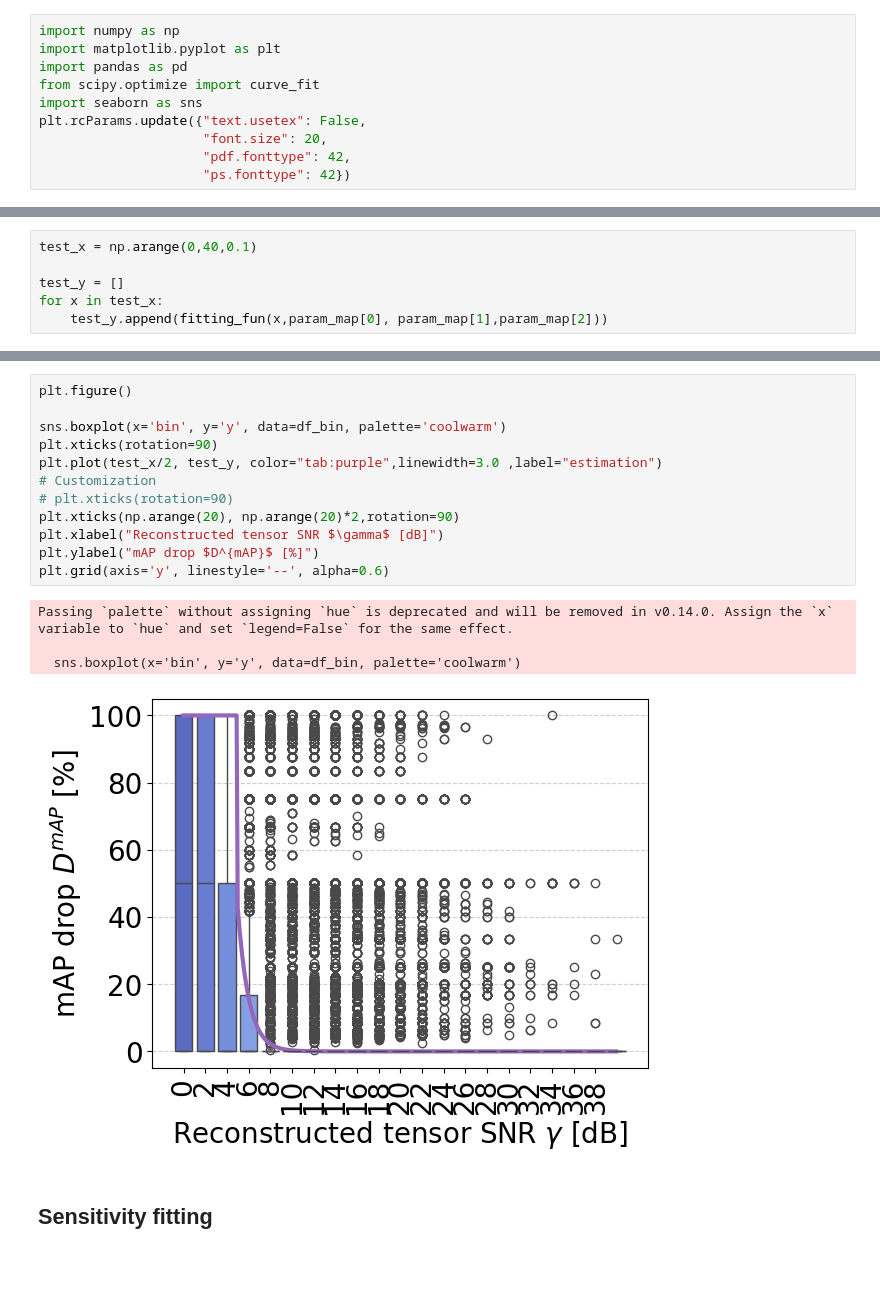
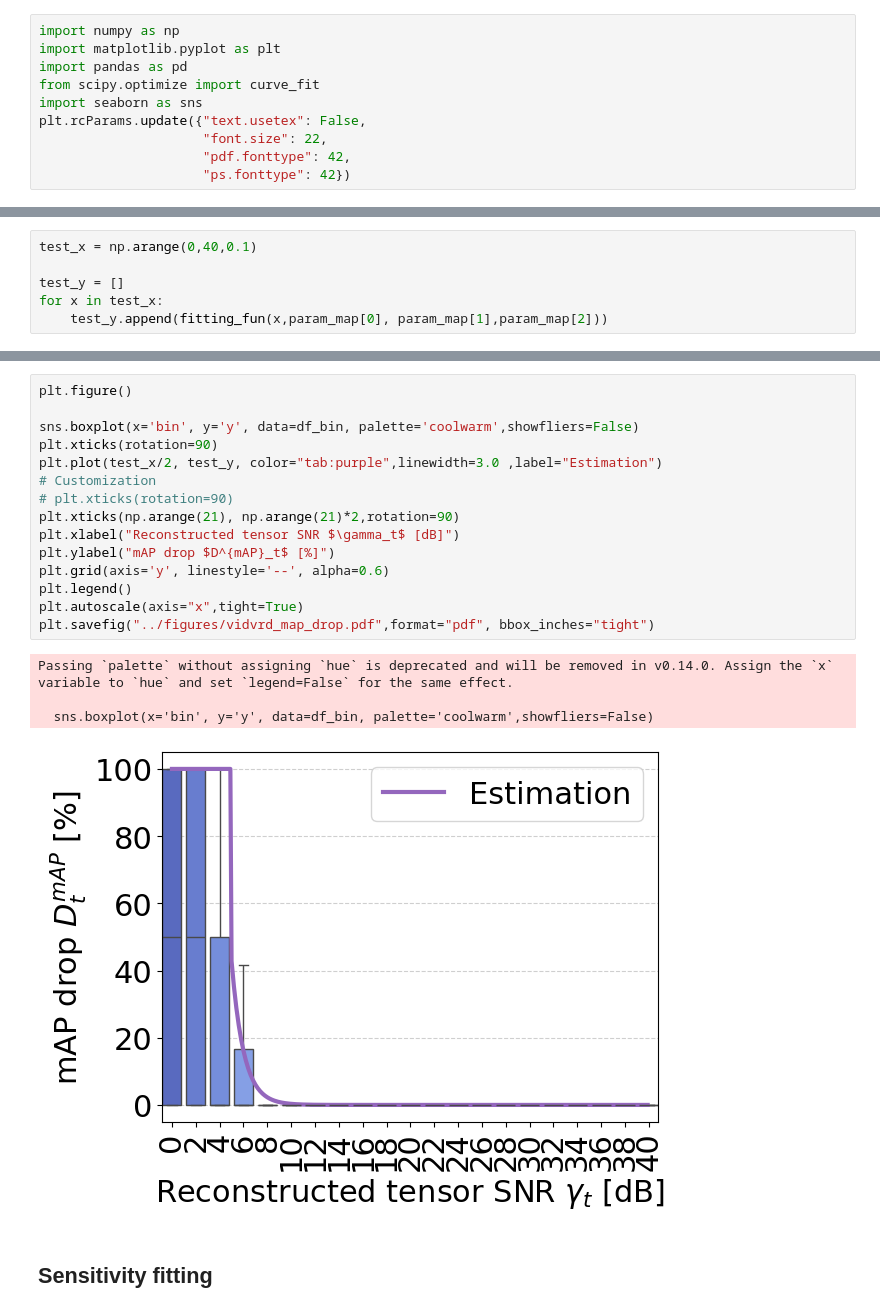
Before and after one commit to Rexyyj/split_DNN_framework, a Jupyter notebook: stable_tests/plot/snr_sen_drop_vidvrd_v2.ipynb, the cells around one changed output, grey strips where cells are left out. Saved outputs shown, nothing was run; the diff lists cells and outputs as text; blank space fills up the shorter version.

Commit message:
add dnn performance drop plot

```diff
--- a/stable_tests/plot/snr_sen_drop_vidvrd_v2.ipynb
+++ b/stable_tests/plot/snr_sen_drop_vidvrd_v2.ipynb
@@ -5,7 +5,7 @@ import pandas as pd
 from scipy.optimize import curve_fit
 import seaborn as sns
 plt.rcParams.update({"text.usetex": False,
-                     "font.size": 20,
+                     "font.size": 22,
                      "pdf.fonttype": 42,
                      "ps.fonttype": 42})
 # %%
@@ -262,20 +266,23 @@ Text(0, 0.5, 'mAP drop $D^{mAP}$ [%]')
 # %%
 plt.figure()
 
-sns.boxplot(x='bin', y='y', data=df_bin, palette='coolwarm')
+sns.boxplot(x='bin', y='y', data=df_bin, palette='coolwarm',showfliers=False)
 plt.xticks(rotation=90)
-plt.plot(test_x/2, test_y, color="tab:purple",linewidth=3.0 ,label="estimation")
+plt.plot(test_x/2, test_y, color="tab:purple",linewidth=3.0 ,label="Estimation")
 # Customization
 # plt.xticks(rotation=90)
-plt.xticks(np.arange(20), np.arange(20)*2,rotation=90)
-plt.xlabel("Reconstructed tensor SNR $\gamma$ [dB]")
-plt.ylabel("mAP drop $D^{mAP}$ [%]")
+plt.xticks(np.arange(21), np.arange(21)*2,rotation=90)
+plt.xlabel("Reconstructed tensor SNR $\gamma_t$ [dB]")
+plt.ylabel("mAP drop $D^{mAP}_t$ [%]")
 plt.grid(axis='y', linestyle='--', alpha=0.6)
+plt.legend()
+plt.autoscale(axis="x",tight=True)
+plt.savefig("../figures/vidvrd_map_drop.pdf",format="pdf", bbox_inches="tight")
 # %% [output]
 Passing `palette` without assigning `hue` is deprecated and will be removed in v0.14.0. Assign the `x` variable to `hue` and set `legend=False` for the same effect.
 
-  sns.boxplot(x='bin', y='y', data=df_bin, palette='coolwarm')
+  sns.boxplot(x='bin', y='y', data=df_bin, palette='coolwarm',showfliers=False)
-[figure, old version]
+[figure, new version]
 # %% [markdown]
 ## Sensitivity fitting
 # %%
```
Also changed, not shown: parts of 5 cells of this notebook, 5 other files.
